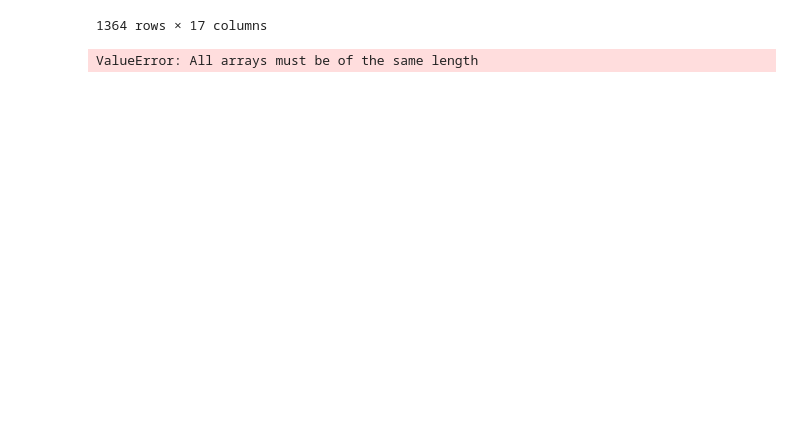
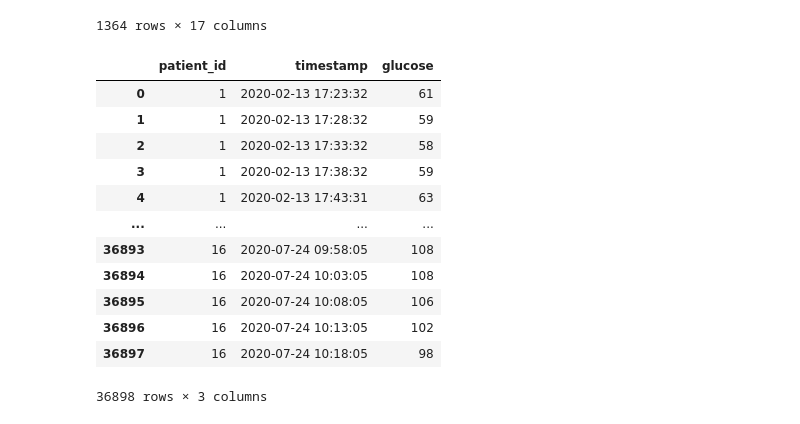
Before and after one commit to KrazyKats/dsc106_team, a Jupyter notebook: eda_full_graph.ipynb, the cells around one changed output. Drawn from its saved outputs; the diff is of its cells as text; code cells hidden in the pictures; blank space fills up the shorter version.

```diff
--- a/eda_full_graph.ipynb
+++ b/eda_full_graph.ipynb
@@ -27,7 +27,20 @@ food_log_tagged
 | 1363 | 2020-02-28 08:00:00 | 2020-02-28 | 8:00 | 2020-02-28 08:00:00 | None | Boost | None | None | None | ... |
 1364 rows × 17 columns
 # %%
-pd.read_json(Path(JSONS_DIR, 'glucose.json'))
+glucose_data = pd.read_json(Path(JSONS_DIR, 'flattened_glucose.json'))
+glucose_data
 # %% [output]
+|  | patient_id | timestamp | glucose |
+| 0 | 1 | 2020-02-13 17:23:32 | 61 |
+| 1 | 1 | 2020-02-13 17:28:32 | 59 |
+| 2 | 1 | 2020-02-13 17:33:32 | 58 |
+| 3 | 1 | 2020-02-13 17:38:32 | 59 |
+| 4 | 1 | 2020-02-13 17:43:31 | 63 |
+| ... | ... | ... | ... |
+| 36893 | 16 | 2020-07-24 09:58:05 | 108 |
+| 36894 | 16 | 2020-07-24 10:03:05 | 108 |
+| 36895 | 16 | 2020-07-24 10:08:05 | 106 |
+| 36896 | 16 | 2020-07-24 10:13:05 | 102 |
+| 36897 | 16 | 2020-07-24 10:18:05 | 98 |
-ValueError: All arrays must be of the same length
+36898 rows × 3 columns
 # %%
```
Also changed, not shown: parts of 3 cells of this notebook.
